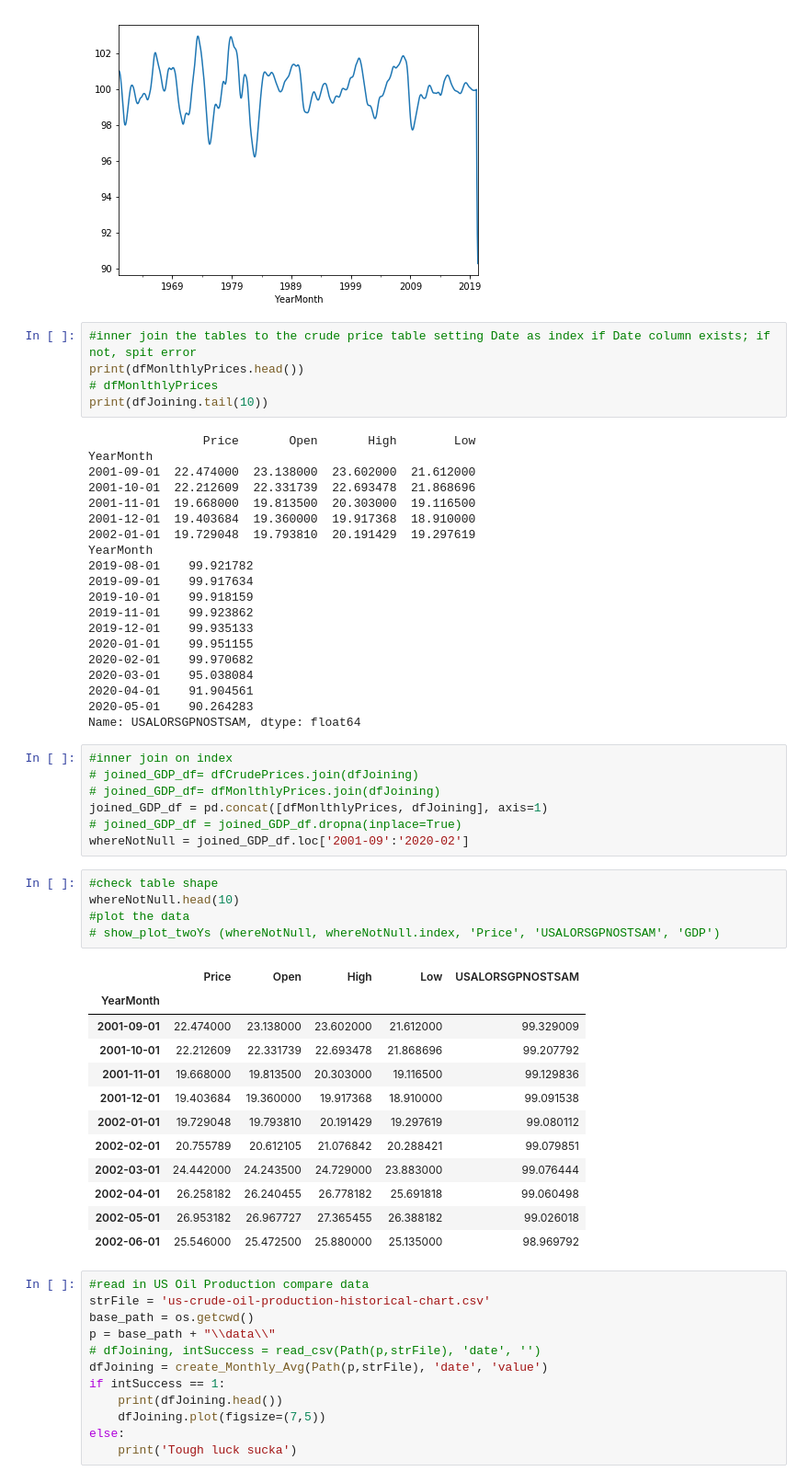
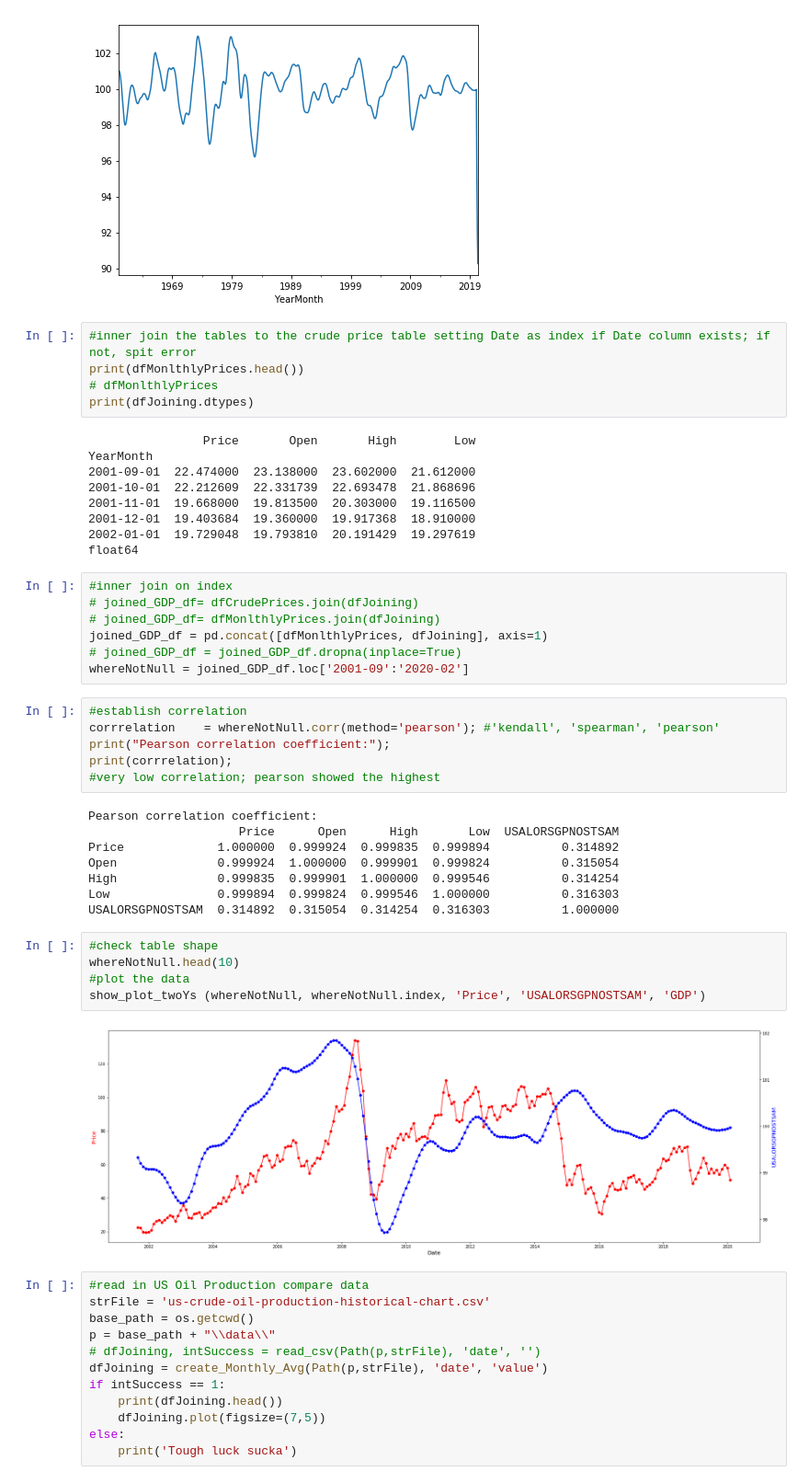
Before and after one commit to jjmcclure/Oil_Price_Prediction, a Jupyter notebook: Jimmy/Initial_Look_At_Data.ipynb, the cells around one changed output. Shown: that part at 92% size. Saved outputs shown, nothing was run; the diff lists cells and outputs as text.

```diff
--- a/Jimmy/Initial_Look_At_Data.ipynb
+++ b/Jimmy/Initial_Look_At_Data.ipynb
@@ -125,7 +125,7 @@ Name: USALORSGPNOSTSAM, dtype: float64
 #inner join the tables to the crude price table setting Date as index if Date column exists; if not, spit error
 print(dfMonlthlyPrices.head())
 # dfMonlthlyPrices
-print(dfJoining.tail(10))
+print(dfJoining.dtypes)
 # %% [output]
                 Price       Open       High        Low
 YearMonth
@@ -134,18 +134,7 @@ YearMonth
 2001-11-01  19.668000  19.813500  20.303000  19.116500
 2001-12-01  19.403684  19.360000  19.917368  18.910000
 2002-01-01  19.729048  19.793810  20.191429  19.297619
-YearMonth
-2019-08-01    99.921782
-2019-09-01    99.917634
-2019-10-01    99.918159
-2019-11-01    99.923862
-2019-12-01    99.935133
-2020-01-01    99.951155
-2020-02-01    99.970682
-2020-03-01    95.038084
-2020-04-01    91.904561
-2020-05-01    90.264283
-Name: USALORSGPNOSTSAM, dtype: float64
+float64
 # %%
 #inner join on index
 # joined_GDP_df= dfCrudePrices.join(dfJoining)
@@ -153,24 +142,27 @@ Name: USALORSGPNOSTSAM, dtype: float64
 joined_GDP_df = pd.concat([dfMonlthlyPrices, dfJoining], axis=1)
 # joined_GDP_df = joined_GDP_df.dropna(inplace=True)
 whereNotNull = joined_GDP_df.loc['2001-09':'2020-02']
+# %%
+#establish correlation
+corrrelation    = whereNotNull.corr(method='pearson'); #'kendall', 'spearman', 'pearson'
+print("Pearson correlation coefficient:");
+print(corrrelation);
+#very low correlation; pearson showed the highest
+# %% [output]
+Pearson correlation coefficient:
+                     Price      Open      High       Low  USALORSGPNOSTSAM
+Price             1.000000  0.999924  0.999835  0.999894          0.314892
+Open              0.999924  1.000000  0.999901  0.999824          0.315054
+High              0.999835  0.999901  1.000000  0.999546          0.314254
+Low               0.999894  0.999824  0.999546  1.000000          0.316303
+USALORSGPNOSTSAM  0.314892  0.315054  0.314254  0.316303          1.000000
 # %%
 #check table shape
 whereNotNull.head(10)
 #plot the data
-# show_plot_twoYs (whereNotNull, whereNotNull.index, 'Price', 'USALORSGPNOSTSAM', 'GDP')
+show_plot_twoYs (whereNotNull, whereNotNull.index, 'Price', 'USALORSGPNOSTSAM', 'GDP')
 # %% [output]
-|  | Price | Open | High | Low | USALORSGPNOSTSAM |
-| YearMonth |  |  |  |  |  |
-| 2001-09-01 | 22.474000 | 23.138000 | 23.602000 | 21.612000 | 99.329009 |
-| 2001-10-01 | 22.212609 | 22.331739 | 22.693478 | 21.868696 | 99.207792 |
-| 2001-11-01 | 19.668000 | 19.813500 | 20.303000 | 19.116500 | 99.129836 |
-| 2001-12-01 | 19.403684 | 19.360000 | 19.917368 | 18.910000 | 99.091538 |
-| 2002-01-01 | 19.729048 | 19.793810 | 20.191429 | 19.297619 | 99.080112 |
-| 2002-02-01 | 20.755789 | 20.612105 | 21.076842 | 20.288421 | 99.079851 |
-| 2002-03-01 | 24.442000 | 24.243500 | 24.729000 | 23.883000 | 99.076444 |
-| 2002-04-01 | 26.258182 | 26.240455 | 26.778182 | 25.691818 | 99.060498 |
-| 2002-05-01 | 26.953182 | 26.967727 | 27.365455 | 26.388182 | 99.026018 |
-| 2002-06-01 | 25.546000 | 25.472500 | 25.880000 | 25.135000 | 98.969792 |
+[figure, added]
 # %%
 #read in US Oil Production compare data
 strFile = 'us-crude-oil-production-historical-chart.csv'
```
Also changed, not shown: parts of 6 cells of this notebook, 10 other files.
